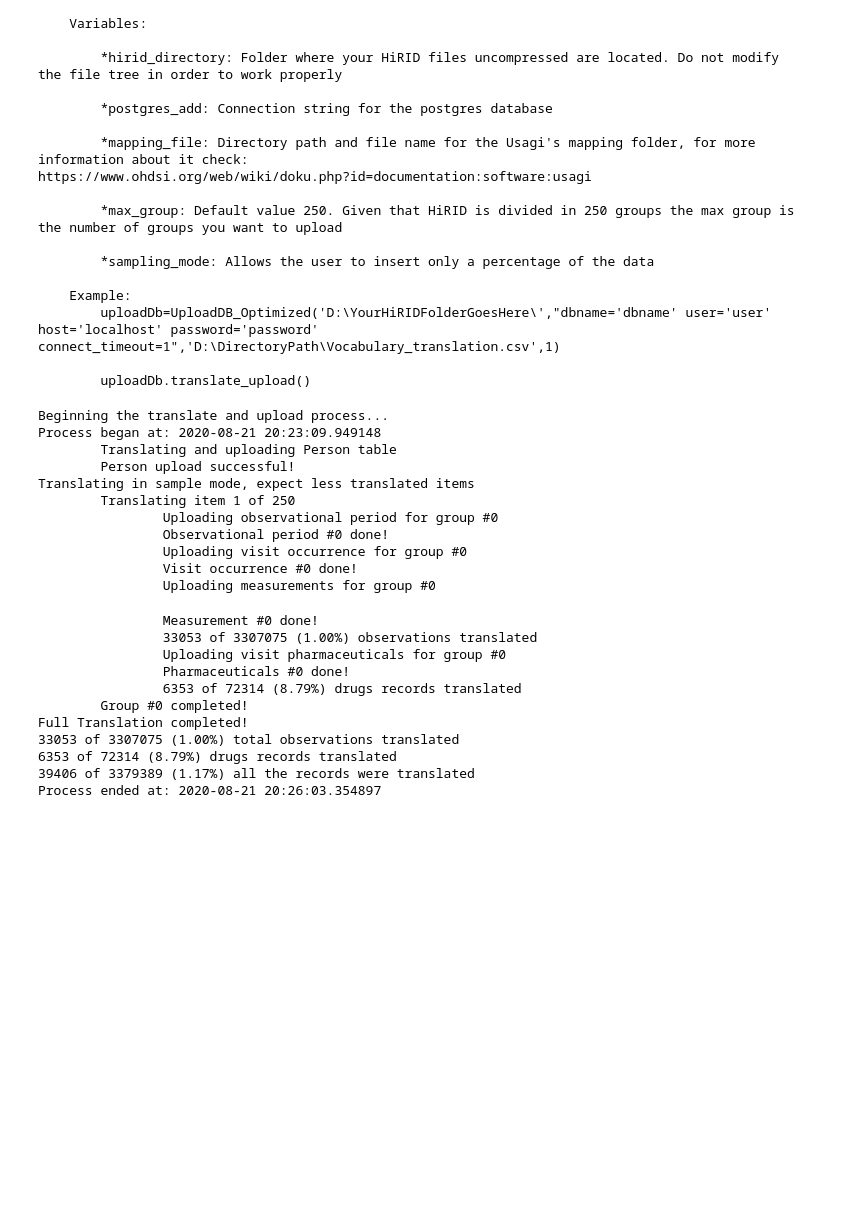
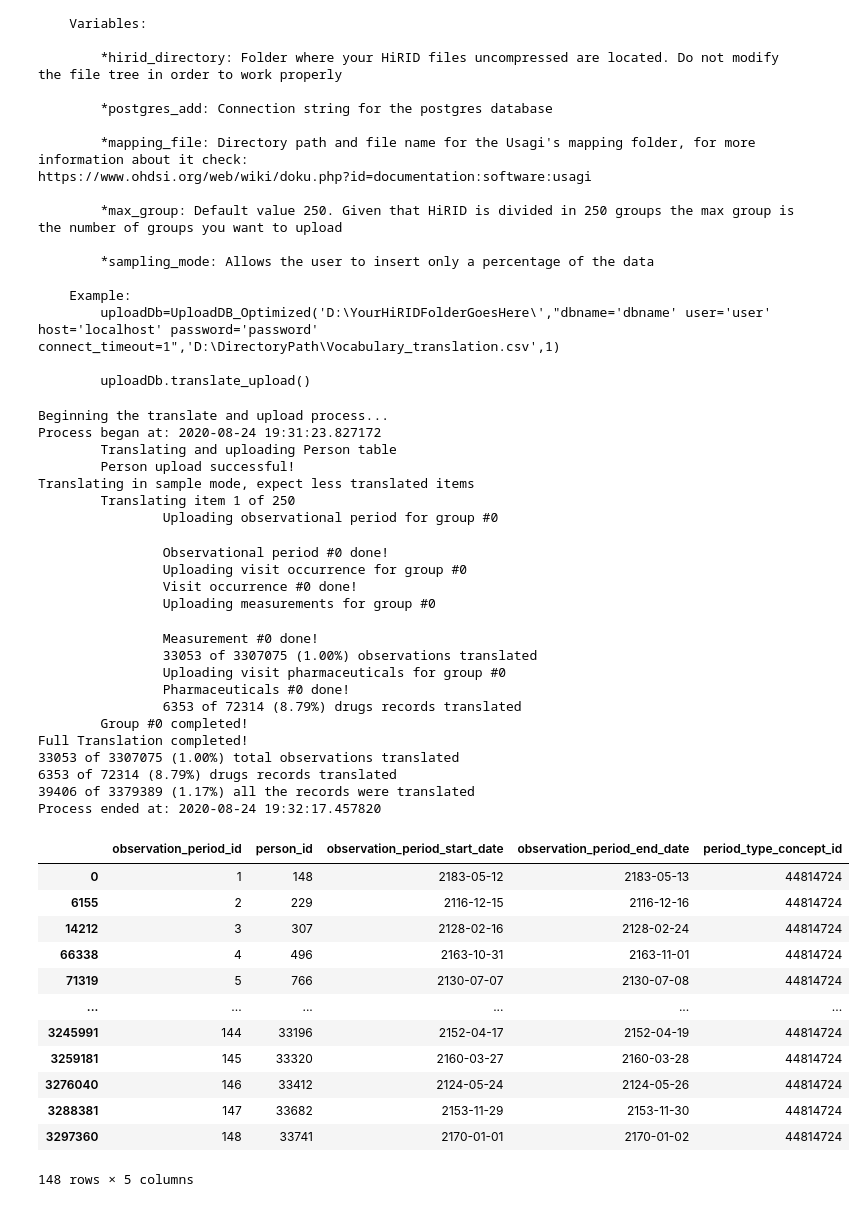
Before and after one commit to julioportellah/HiRID2OMOP, a Jupyter notebook: HiRID_2_CDM.ipynb, the cells around one changed output. Drawn from its saved outputs; the diff is of its cells as text; code cells hidden in the pictures; blank space fills up the shorter version.

Commit message:
Correcting big mistake where I put the start date and the end date of the observational period in different order

```diff
--- a/HiRID_2_CDM.ipynb
+++ b/HiRID_2_CDM.ipynb
@@ -47,6 +47,7 @@ class UploadDB_Optimized:
         self.person_df=pd.DataFrame()
         self.observations_df=pd.DataFrame()
         self.pharmaceutic_df=pd.DataFrame()
+        self.obs_period_df=pd.DataFrame()
         self.person_visit_dict={}
         #Statistics
         self.local_initial_rows_obs=0
@@ -298,7 +299,7 @@ class UploadDB_Optimized:
         patient_dates=patient_reg_dates.copy()
         patient_dates=patient_dates.join(patient_reg_dates_phr.set_index('patientid'), on='patientid')
         patient_dates['max_time']=np.where(patient_dates['max_time_obs']>patient_dates['max_time_phr'],patient_dates['max_time_obs'],patient_dates['max_time_phr'])
-        patient_dates['min_time']=np.where(patient_dates['min_time_obs']<patient_dates['min_time_phr'],patient_dates['min_time_obs'],patient_dates['min_time_obs'])
+        patient_dates['min_time']=np.where(patient_dates['min_time_obs']<patient_dates['min_time_phr'],patient_dates['min_time_obs'],patient_dates['min_time_phr'])
         patient_dates=patient_dates[['patientid','max_time','min_time']]
         #Using date of admission
         patient_adm=self.person_df.copy()
@@ -309,8 +310,8 @@ class UploadDB_Optimized:
         patient_dates=patient_dates[['patientid','max_time','min_time']]
 
         obs_period=patient_dates.copy()
-        obs_period['observation_period_start_date']= pd.to_datetime(obs_period['max_time']).dt.date
-        obs_period['observation_period_end_date']= pd.to_datetime(obs_period['min_time']).dt.date
+        obs_period['observation_period_start_date']= pd.to_datetime(obs_period['min_time']).dt.date
+        obs_period['observation_period_end_date']= pd.to_datetime(obs_period['max_time']).dt.date
         obs_period = obs_period.rename(columns={'patientid': 'person_id'})
         obs_period['observation_period_id']=0
         obs_period['period_type_concept_id']=44814724 # Obs Period Type: Period covering healthcare encounters
@@ -319,6 +320,7 @@ class UploadDB_Optimized:
         obs_period=obs_period.drop_duplicates()
         obs_period['observation_period_id']= np.arange(len(obs_period))+(self.obs_period_lengths.sum()+1)
         obs_period['observation_period_id'] = obs_period['observation_period_id'].astype(int)
+        self.obs_period_df=obs_period.copy()
         self.obs_period_lengths=np.append(self.obs_period_lengths,obs_period.shape[0])
         self.convert_df2sql(obs_period, 'observation_period')
         print('\t\tObservational period #{:d} done!'.format(group_number))
@@ -422,24 +424,40 @@ uploadDb=UploadDB_Optimized('D:\\MIMICIII\\HiRID\\','postgresql://postgres:jp123
 uploadDb.translate_upload()
 # %% [output]
 Beginning the translate and upload process...
-Process began at: 2020-08-21 20:23:09.949148
+Process began at: 2020-08-24 19:31:23.827172
         Translating and uploading Person table
         Person upload successful!
 Translating in sample mode, expect less translated items
         Translating item 1 of 250
                 Uploading observational period for group #0
-                Observational period #0 done!
-                Uploading visit occurrence for group #0
-                Visit occurrence #0 done!
-                Uploading measurements for group #0
-                Measurement #0 done!
-                33053 of 3307075 (1.00%) observations translated
-                Uploading visit pharmaceuticals for group #0
-                Pharmaceuticals #0 done!
-                6353 of 72314 (8.79%) drugs records translated
-        Group #0 completed!
-Full Translation completed!
-33053 of 3307075 (1.00%) total observations translated
-6353 of 72314 (8.79%) drugs records translated
-39406 of 3379389 (1.17%) all the records were translated
-Process ended at: 2020-08-21 20:26:03.354897
+                Observational period #0 done!
+                Uploading visit occurrence for group #0
+                Visit occurrence #0 done!
+                Uploading measurements for group #0
+                Measurement #0 done!
+                33053 of 3307075 (1.00%) observations translated
+                Uploading visit pharmaceuticals for group #0
+                Pharmaceuticals #0 done!
+                6353 of 72314 (8.79%) drugs records translated
+        Group #0 completed!
+Full Translation completed!
+33053 of 3307075 (1.00%) total observations translated
+6353 of 72314 (8.79%) drugs records translated
+39406 of 3379389 (1.17%) all the records were translated
+Process ended at: 2020-08-24 19:32:17.457820
+# %%
+uploadDb.obs_period_df
+# %% [output]
+|  | observation_period_id | person_id | observation_period_start_date | observation_period_end_date | period_type_concept_id |
+| 0 | 1 | 148 | 2183-05-12 | 2183-05-13 | 44814724 |
+| 6155 | 2 | 229 | 2116-12-15 | 2116-12-16 | 44814724 |
+| 14212 | 3 | 307 | 2128-02-16 | 2128-02-24 | 44814724 |
+| 66338 | 4 | 496 | 2163-10-31 | 2163-11-01 | 44814724 |
+| 71319 | 5 | 766 | 2130-07-07 | 2130-07-08 | 44814724 |
+| ... | ... | ... | ... | ... | ... |
+| 3245991 | 144 | 33196 | 2152-04-17 | 2152-04-19 | 44814724 |
+| 3259181 | 145 | 33320 | 2160-03-27 | 2160-03-28 | 44814724 |
+| 3276040 | 146 | 33412 | 2124-05-24 | 2124-05-26 | 44814724 |
+| 3288381 | 147 | 33682 | 2153-11-29 | 2153-11-30 | 44814724 |
+| 3297360 | 148 | 33741 | 2170-01-01 | 2170-01-02 | 44814724 |
+148 rows × 5 columns
```
